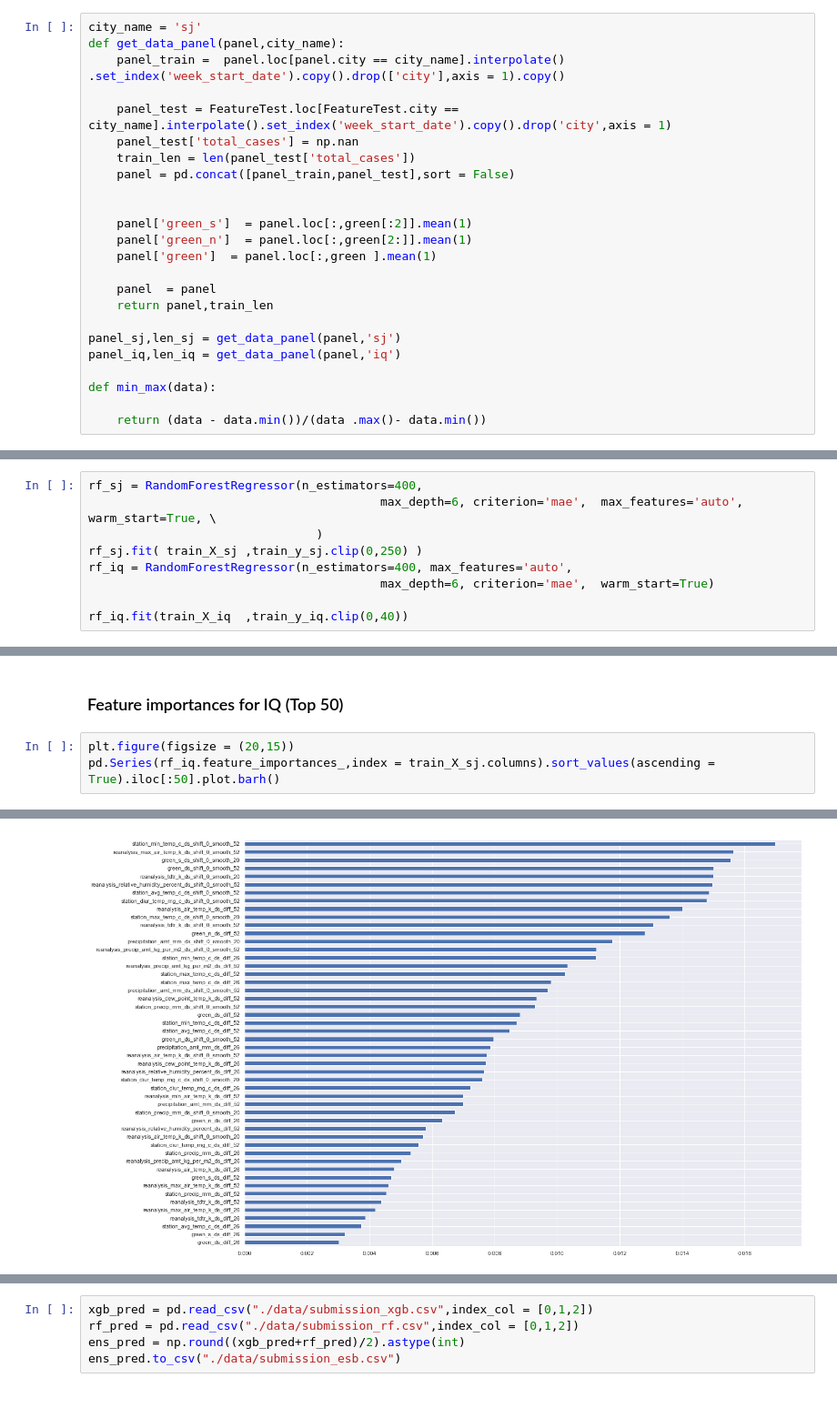
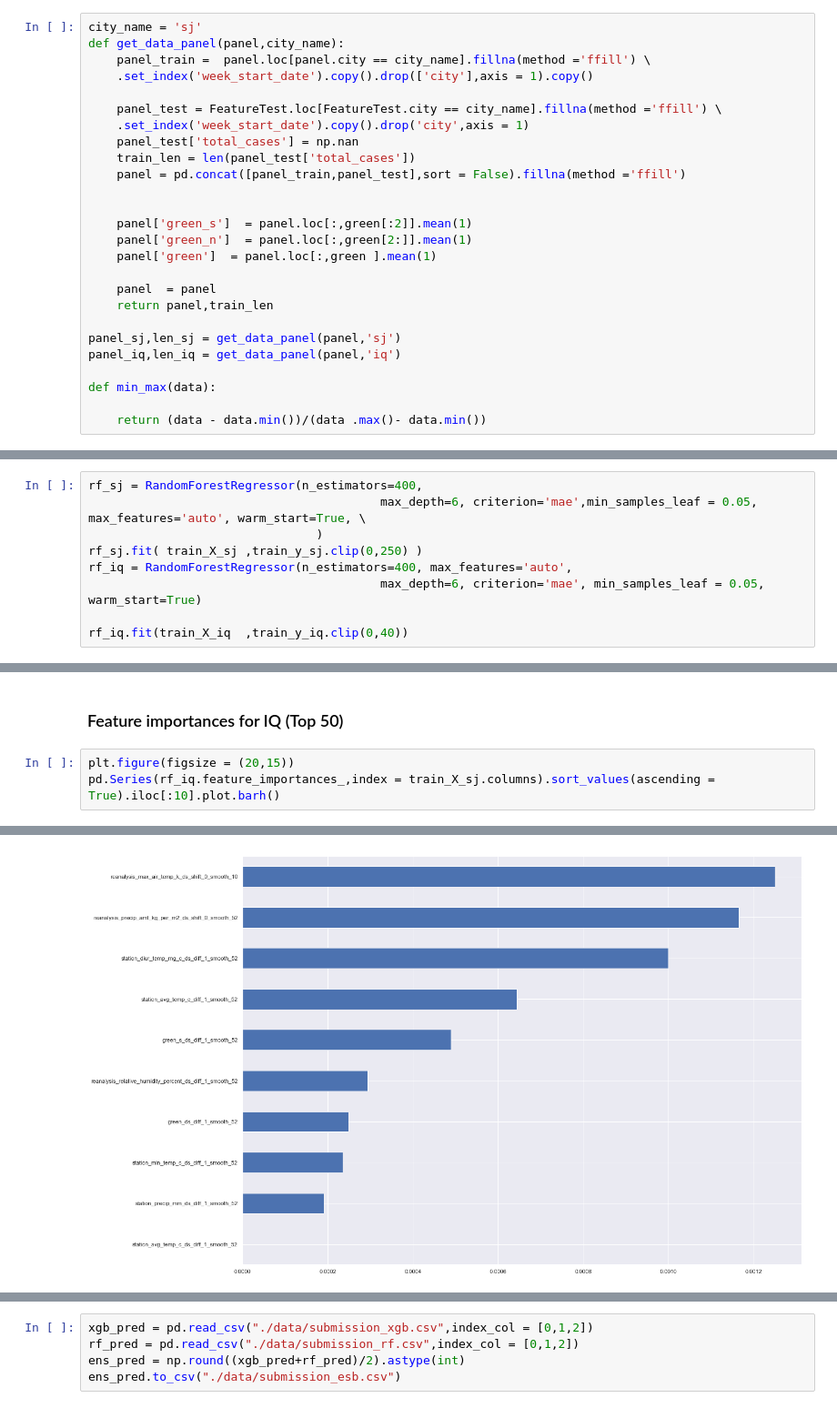
Before and after one commit to weihaoli/Study, a Jupyter notebook: data project/Presentation For Data Project - (EDA + Feature Engeneering + models).ipynb, the cells around one changed output, grey strips where cells are left out. Shown at 91% size. Drawn from its saved outputs; the diff is of its cells as text.

```diff
--- a/data project/Presentation For Data Project - (EDA + Feature Engeneering + models).ipynb
+++ b/data project/Presentation For Data Project - (EDA + Feature Engeneering + models).ipynb
@@ -54,12 +54,14 @@ panel = panel.loc[:,selected]
 # %%
 city_name = 'sj'
 def get_data_panel(panel,city_name):
-    panel_train =  panel.loc[panel.city == city_name].interpolate()  .set_index('week_start_date').copy().drop(['city'],axis = 1).copy()
+    panel_train =  panel.loc[panel.city == city_name].fillna(method ='ffill') \
+    .set_index('week_start_date').copy().drop(['city'],axis = 1).copy()
 
-    panel_test = FeatureTest.loc[FeatureTest.city == city_name].interpolate().set_index('week_start_date').copy().drop('city',axis = 1)
+    panel_test = FeatureTest.loc[FeatureTest.city == city_name].fillna(method ='ffill') \
+    .set_index('week_start_date').copy().drop('city',axis = 1)
     panel_test['total_cases'] = np.nan
     train_len = len(panel_test['total_cases'])
-    panel = pd.concat([panel_train,panel_test],sort = False)
+    panel = pd.concat([panel_train,panel_test],sort = False).fillna(method ='ffill')
 
 
     panel['green_s']  = panel.loc[:,green[:2]].mean(1)
@@ -608,10 +695,10 @@ test_X_iq = panel_iq_selected.drop('total_cases',axis = 1)  .iloc[-len_iq: ]
 # %%
 rf_sj = RandomForestRegressor(n_estimators=400,
-                                         max_depth=6, criterion='mae',  max_features='auto', warm_start=True, \
+                                         max_depth=6, criterion='mae',min_samples_leaf = 0.05,  max_features='auto', warm_start=True, \
                                 )
 rf_sj.fit( train_X_sj ,train_y_sj.clip(0,250) )
 rf_iq = RandomForestRegressor(n_estimators=400, max_features='auto',
-                                         max_depth=6, criterion='mae',  warm_start=True)
+                                         max_depth=6, criterion='mae', min_samples_leaf = 0.05, warm_start=True)
 
 rf_iq.fit(train_X_iq  ,train_y_iq.clip(0,40))
 # %% [output]
@@ -653,8 +740,8 @@ pd.Series(rf_sj.feature_importances_,index = train_X_sj.columns).sort_values(asc
 ###  Feature importances for IQ (Top 50)
 # %%
 plt.figure(figsize = (20,15))
-pd.Series(rf_iq.feature_importances_,index = train_X_sj.columns).sort_values(ascending = True).iloc[:50].plot.barh()
+pd.Series(rf_iq.feature_importances_,index = train_X_sj.columns).sort_values(ascending = True).iloc[:10].plot.barh()
 # %% [output]
 <matplotlib.axes._subplots.AxesSubplot at 0x...>
-[figure, old version]
+[figure, new version]
 # %% [markdown]
```
Also changed, not shown: parts of 29 cells of this notebook, 2 other files.
